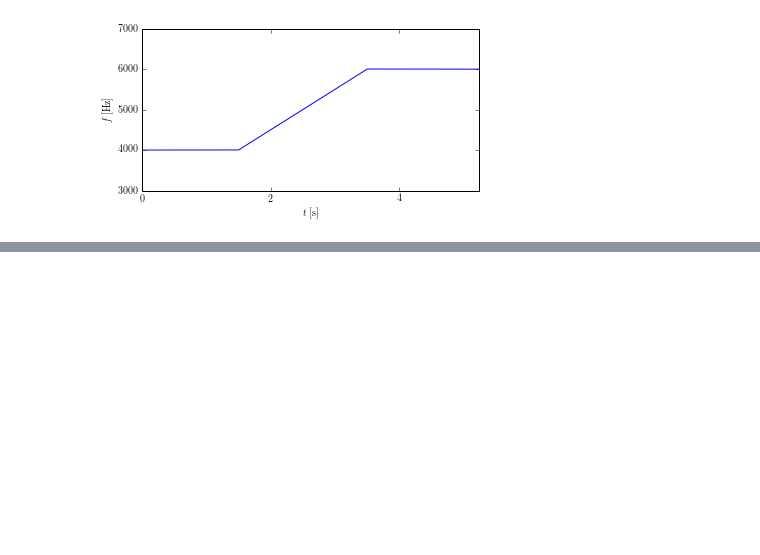
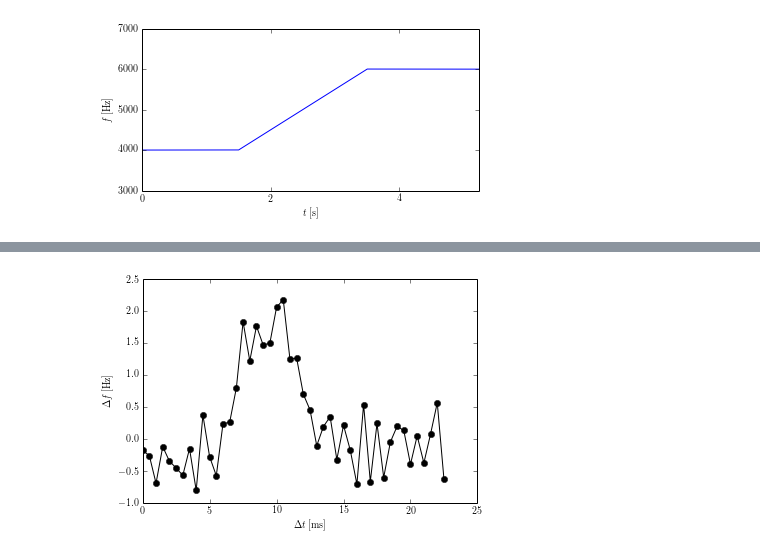
Before and after one commit to JohnMarohn/FreqDemod, a Jupyter notebook: freqdemod/docs/freqdemod-quickstart-3.ipynb, the cells around one changed output, grey strips where cells are left out. Drawn from its saved outputs; the diff is of its cells as text; code cells hidden in the pictures; blank space fills up the shorter version.

```diff
--- a/freqdemod/docs/freqdemod-quickstart-3.ipynb
+++ b/freqdemod/docs/freqdemod-quickstart-3.ipynb
@@ -129,0 +195,35 @@ S.plot_fit()
+# %%
+import matplotlib.pyplot as plt
+import copy
+
+# make a copy of the fitten data
+
+fit_freq_temp = copy.deepcopy(S.signal['fit_freq'])
+fit_time_temp = copy.deepcopy(S.signal['fit_time'])
+
+# caculate a frequency shift by subtrating off
+#  the average over the first third of the data
+
+fit_freq_size = fit_freq_temp.size
+fit_freq_size_avg = fit_freq_temp[0:fit_freq_size/3].mean()
+fit_freq_temp = fit_freq_temp - fit_freq_size_avg
+
+# define a zoom window -- define as a perecentage
+#  the the window still works if we change the chunk time
+#  for curve fitting
+
+start = 0.47*fit_freq_size
+stop = 0.52*fit_freq_size
+
+# plot the frequency shift [Hz] versus time [ms]
+#  reset the time at the start of the plot to zero
+
+x = 1E3*(fit_time_temp[start:stop] - fit_time_temp[start])
+y = fit_freq_temp[start:stop]
+
+plt.plot(x,y,'ko-')
+plt.ylabel(r"$\Delta f \: \mathrm{[Hz]}$")
+plt.xlabel(r"$\Delta t \: \mathrm{[ms]}$")
+plt.show()
+# %% [output]
+[figure, added]
```
Also changed, not shown: parts of 14 cells of this notebook, 2 other files.
